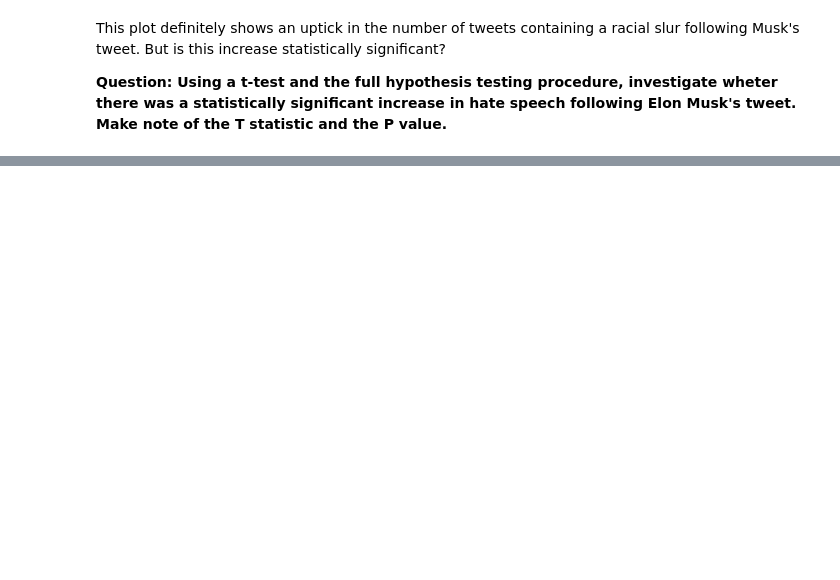
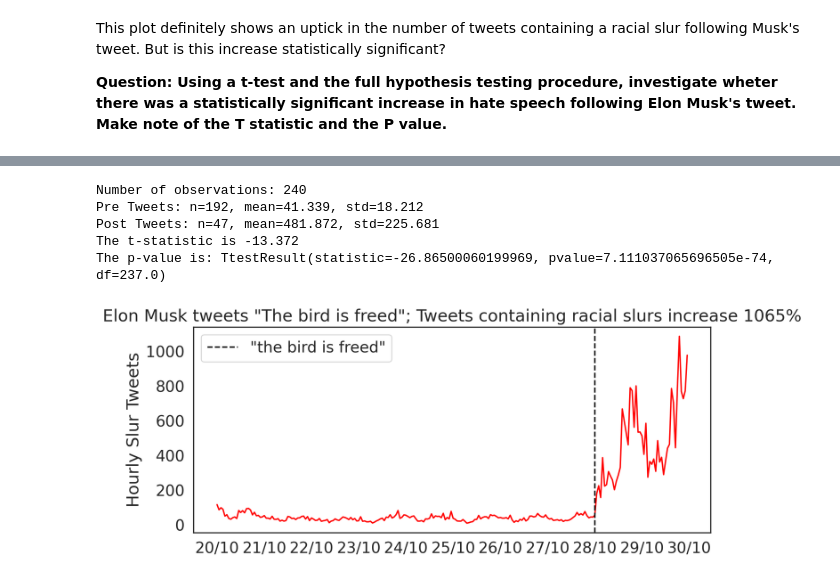
Before and after one commit to dianecomon/QM2, a Jupyter notebook: w06_hypothesis_testing.ipynb, the cells around one changed output, grey strips where cells are left out. Cells and saved outputs as stored; diff of their text form; code cells hidden in the pictures; blank space fills up the shorter version.

```diff
--- a/w06_hypothesis_testing.ipynb
+++ b/w06_hypothesis_testing.ipynb
@@ -323,0 +342,77 @@ This plot definitely shows an uptick in the number of tweets containing a racial
+# %%
+import datetime
+from matplotlib.pyplot import figure
+import matplotlib.dates as mdates
+from scipy import stats
+
+tweets=pd.read_csv('https://storage.googleapis.com/qm2/wk7/elon_twitter.csv') # read in the data
+figure(figsize=(10, 4), dpi=200)
+tweets['hour']=pd.to_datetime(tweets['hour'])
+
+tweet=datetime.datetime(2022, 10, 28)
+num_observations = len(tweets)
+print(f"Number of observations: {num_observations}")
+
+pre_tweets=tweets[tweets['hour']<tweet]['count']
+post_tweets=tweets[tweets['hour']>tweet]['count']
+
+pre_mean=tweets[tweets['hour']<tweet]['count'].mean()
+post_mean=tweets[tweets['hour']>tweet]['count'].mean()
+pct_change= int(((post_mean-pre_mean)/pre_mean)*100)
+
+plt.ylabel('Hourly Slur Tweets')
+
+plt.plot_date(tweets['hour'], tweets['count'], 'b', color='red')
+plt.axvline(tweet, color='black', linestyle='dashed', label='"the bird is freed"')
+plt.legend()
+plt.title('Elon Musk tweets "The bird is freed"; Tweets containing racial slurs increase {}%'.format(pct_change))
+plt.gca().xaxis.set_major_locator(mdates.DayLocator())
+plt.gca().xaxis.set_major_formatter(mdates.DateFormatter('%d/%m'))
+
+def manual_ttest(pre_tweets, post_tweets, plot=False): # define a function called "manual_ttest" that takes two groups and a boolean value for whether or not to plot the results as arguments
+
+    desc1, desc2=pre_tweets.describe(), post_tweets.describe() # get descriptive statistics for both samples
+
+    n1,std1,mean1 = desc1['count'], desc1['std'] ,desc1['mean'] # get the sample size, standard deviation, and mean of the first sample
+    n2,std2,mean2 = desc2['count'], desc2['std'] ,desc2['mean'] # get the sample size, standard deviation, and mean of the second sample
+
+    # calculate standard errors
+    se1, se2 = std1**2/n1, std2**2/n2 # '**2' is the same as squaring the number
+
+    # standard error on the difference between the samples
+    sed = np.sqrt(se1 + se2)
+
+    # calculate the t statistic
+    t_stat = (mean1 - mean2) / sed
+
+    degrees_of_freedom = n1 + n2 -2
+    p_value = stats.ttest_ind(pre_tweets, post_tweets)
+
+    # print the results
+    print("Pre Tweets: n=%.0f, mean=%.3f, std=%.3f" % (n1,mean1,std1))
+    print("Post Tweets: n=%.0f, mean=%.3f, std=%.3f" % (n2,mean2,std2))
+    print('The t-statistic is %.3f' % t_stat) # print the t-statistic
+    print(f'The p-value is: {p_value}')
+
+    if plot==True: # if the plot argument is set to True, plot the results
+        groups=pd.DataFrame() # create an empty dataframe
+        i=1 # create a counter variable called "i" and set it equal to 1
+
+        for group in [pre_tweets, post_tweets]: # loop through each group in the list of groups
+            plot_df=pd.DataFrame({'Values': group,'Group':i}) # create a dataframe with the values of the group and a column called "Group" that contains the group number
+            groups=groups.append(plot_df) # append the dataframe to the list of dataframes
+            i+=1 # increase the counter by 1
+
+        sns.pointplot(data=groups , x='Group', y='Values',errorbar=('ci', 95), color='black', join=False, capsize=.8) # plot the means of the groups with a 95% confidence interval
+        plt.title('Comparison of Group Means with 95% Confidence Intervals') # add a title
+
+    return t_stat # return the t-statistic
+
+t = manual_ttest(pre_tweets,post_tweets) # run the t-test function and store the t-statistic in a variable called "t"
+# %% [output]
+Number of observations: 240
+Pre Tweets: n=192, mean=41.339, std=18.212
+Post Tweets: n=47, mean=481.872, std=225.681
+The t-statistic is -13.372
+The p-value is: TtestResult(statistic=-26.86500060199969, pvalue=7.111037065696505e-74, df=237.0)
+[figure, added]
```
Also changed, not shown: parts of 14 cells of this notebook.
